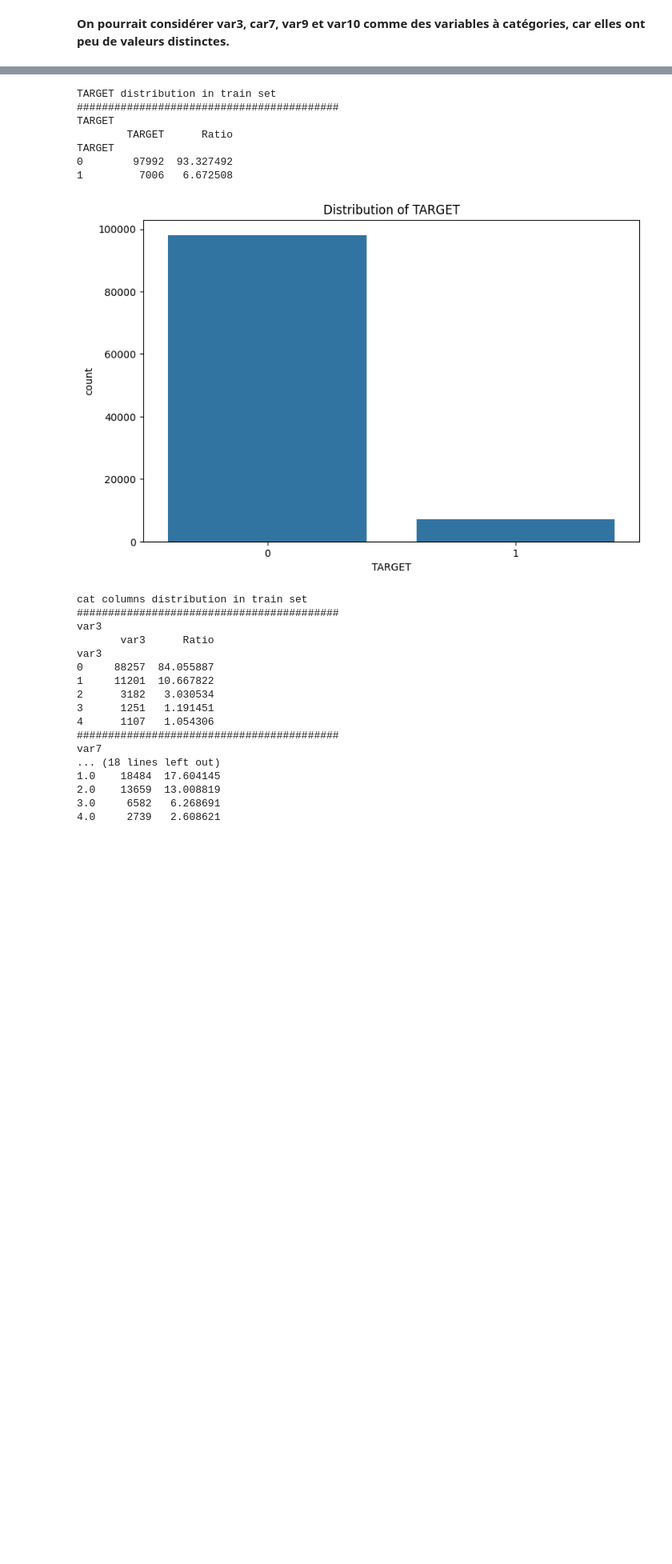
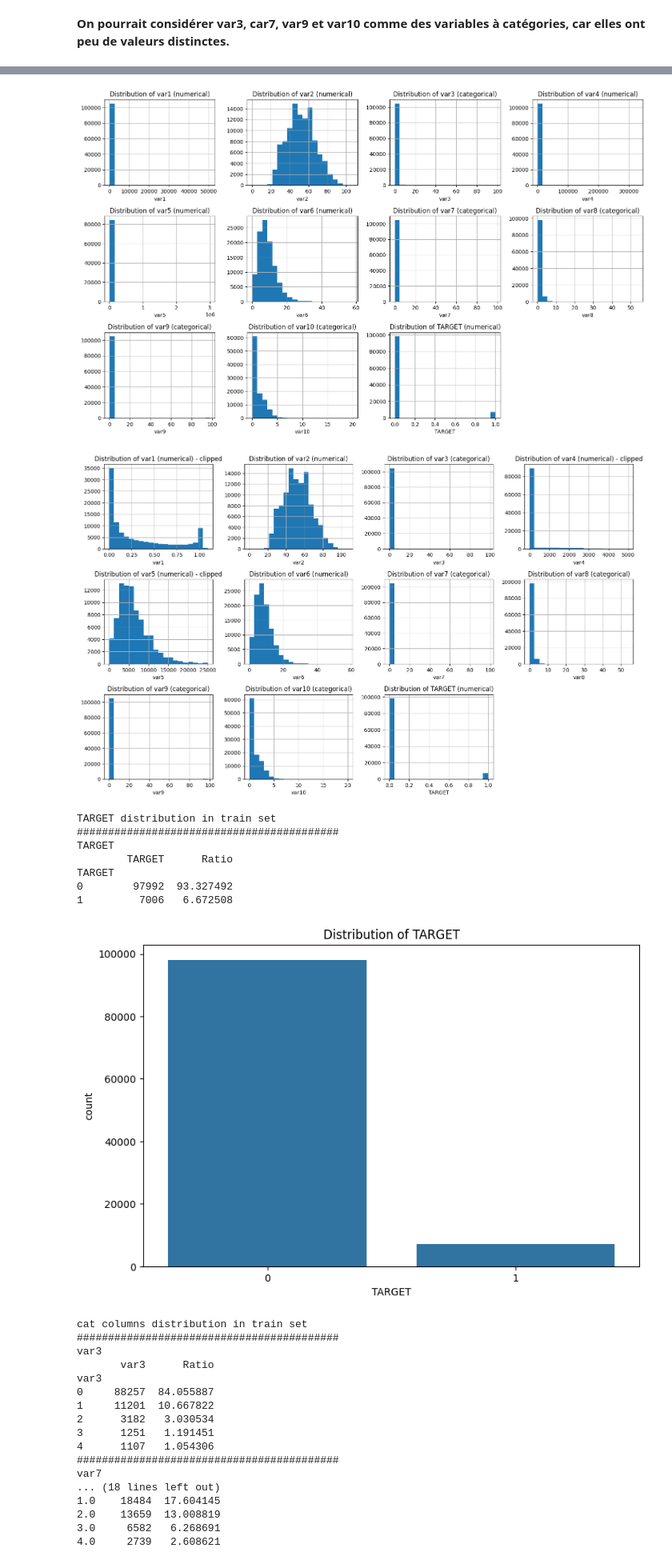
Before and after one commit to Worl0r/IASD_Kaggle_HW1, a Jupyter notebook: EDA_clean.ipynb, the cells around one changed output, grey strips where cells are left out. Shown at 80% size. Saved outputs shown, nothing was run; the diff lists cells and outputs as text; code cells hidden in the pictures; blank space fills up the shorter version.

```diff
--- a/EDA_clean.ipynb
+++ b/EDA_clean.ipynb
@@ -224,3 +217,71 @@ float_col_unique_counts = {col: df_train[col].nunique() for col in float_cols}
+# %%
+from math import ceil
+# For categorical variables - display in 2 columns
+
+def all_summary(dataframe, cols):
+    num_rows = ceil(len(cols) / 2)  # Calculate number of rows needed
+    plt.figure(figsize=(15, num_rows * 3))
+    for i, col in enumerate(cols):
+        # quantiles = [0.01, 0.10, 0.30, 0.50, 0.70, 0.90, 0.99]
+        # print(f"##########################################\n{col}")
+        # print(dataframe[col].describe(quantiles).T)
+
+        plt.subplot(num_rows, 4, i+1)  # Arrange in 2 columns
+        dataframe[col].hist(bins=20)
+        plt.xlabel(col)
+        if col in ["var3", "var7", "var8", "var9", "var10"]:
+            plt.title(f"Distribution of {col} (categorical)")
+        else:
+            plt.title(f"Distribution of {col} (numerical)")
+    plt.tight_layout()
+    plt.show()
+
+
+def all_summary_filtered(dataframe, cols):
+    df_copy = dataframe.copy()
+    # For filtered numerical variables
+    num_rows = ceil(len(cols) / 2)  # Calculate number of rows needed
+    plt.figure(figsize=(15, num_rows * 3))
+    for i, col in enumerate(cols):
+        # Calculate 0th and 99th centiles
+        first_decile = df_copy[col].quantile(0.0)
+        ninth_decile = df_copy[col].quantile(0.99)
+
+        # Filter the df_copy
+
+        plt.subplot(num_rows, 4, i+1)  # Arrange in 2 columns
+        if col in ["var3", "var7", "var8", "var9", "var10"]:
+            plt.title(f"Distribution of {col} (categorical)")
+            filtered_df = df_copy.copy()
+        else:
+            if col in ["var1", "var4", "var5"]:
+                plt.title(f"Distribution of {col} (numerical) - clipped")
+                filtered_df = df_copy[(df_copy[col] >= first_decile) & (df_copy[col] <= ninth_decile)]
+            else:
+                plt.title(f"Distribution of {col} (numerical)")
+                filtered_df = df_copy.copy()
+        filtered_df[col].hist(bins=20)
+        plt.xlabel(col)
+    plt.tight_layout()
+    plt.show()
+
+
+all_summary(df_train, df_train.columns)
+all_summary_filtered(df_train, df_train.columns)
+# print("TARGET distribution in train set")
+# cat_summary(df_train, ["TARGET"])
+
+# print("cat columns distribution in train set")
+# cat_summary(df_train, cat_cols)
+
+# print("num columns distribution in train set")
+# num_summary(df_train, num_cols)
+
+# print("num columns without outliers distribution in train set")
+# num_summary_filtered(df_train, num_cols)
+# %% [output]
+[figure, added]
+[figure, added]
 # %%
 from math import ceil
 # For categorical variables - display in 2 columns
```
Also changed, not shown: parts of 8 cells of this notebook, 1 other file.
